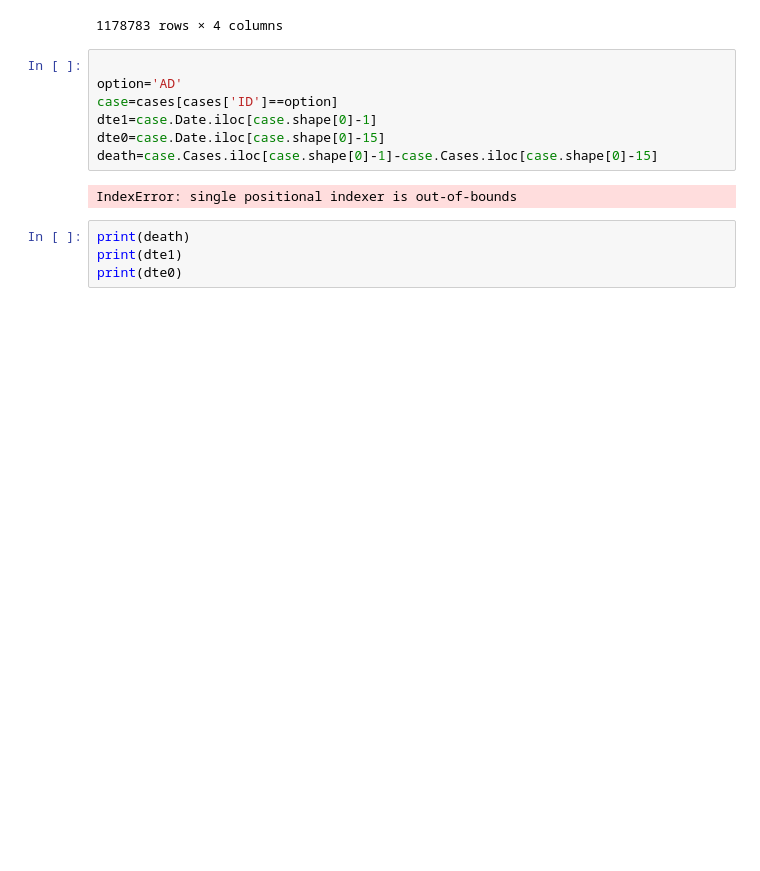
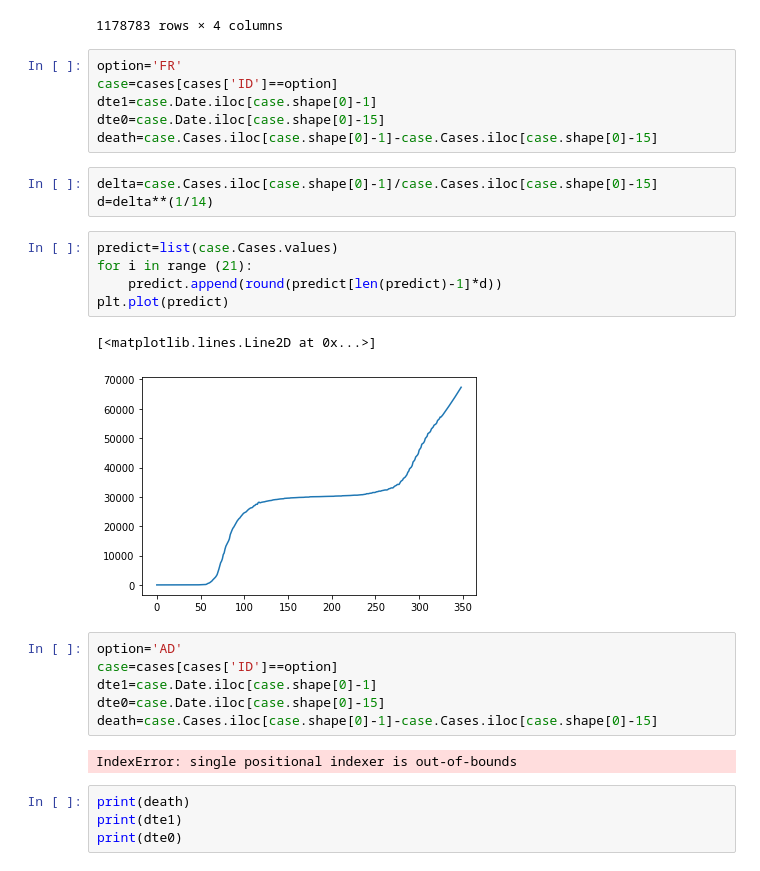
Before and after one commit to TristanBOOK/coronanet, a Jupyter notebook: Notebooks/streamlit_trial.ipynb, the cells around one changed output. Saved outputs shown, nothing was run; the diff lists cells and outputs as text; blank space fills up the shorter version.

```diff
--- a/Notebooks/streamlit_trial.ipynb
+++ b/Notebooks/streamlit_trial.ipynb
@@ -49,8 +120,24 @@ cases
 | 1178781 | 7995694 | ZW | 2020-12-13 | 307.0 |
 | 1178782 | 7995701 | ZW | 2020-12-14 | 309.0 |
 1178783 rows × 4 columns
+# %%
+option='FR'
+case=cases[cases['ID']==option]
+dte1=case.Date.iloc[case.shape[0]-1]
+dte0=case.Date.iloc[case.shape[0]-15]
+death=case.Cases.iloc[case.shape[0]-1]-case.Cases.iloc[case.shape[0]-15]
+# %%
+delta=case.Cases.iloc[case.shape[0]-1]/case.Cases.iloc[case.shape[0]-15]
+d=delta**(1/14)
+# %%
+predict=list(case.Cases.values)
+for i in range (21):
+    predict.append(round(predict[len(predict)-1]*d))
+plt.plot(predict)
+# %% [output]
+[<matplotlib.lines.Line2D at 0x...>]
+[figure, added]
 # %%
-
 option='AD'
 case=cases[cases['ID']==option]
 dte1=case.Date.iloc[case.shape[0]-1]
```
Also changed, not shown: parts of 8 cells of this notebook.
